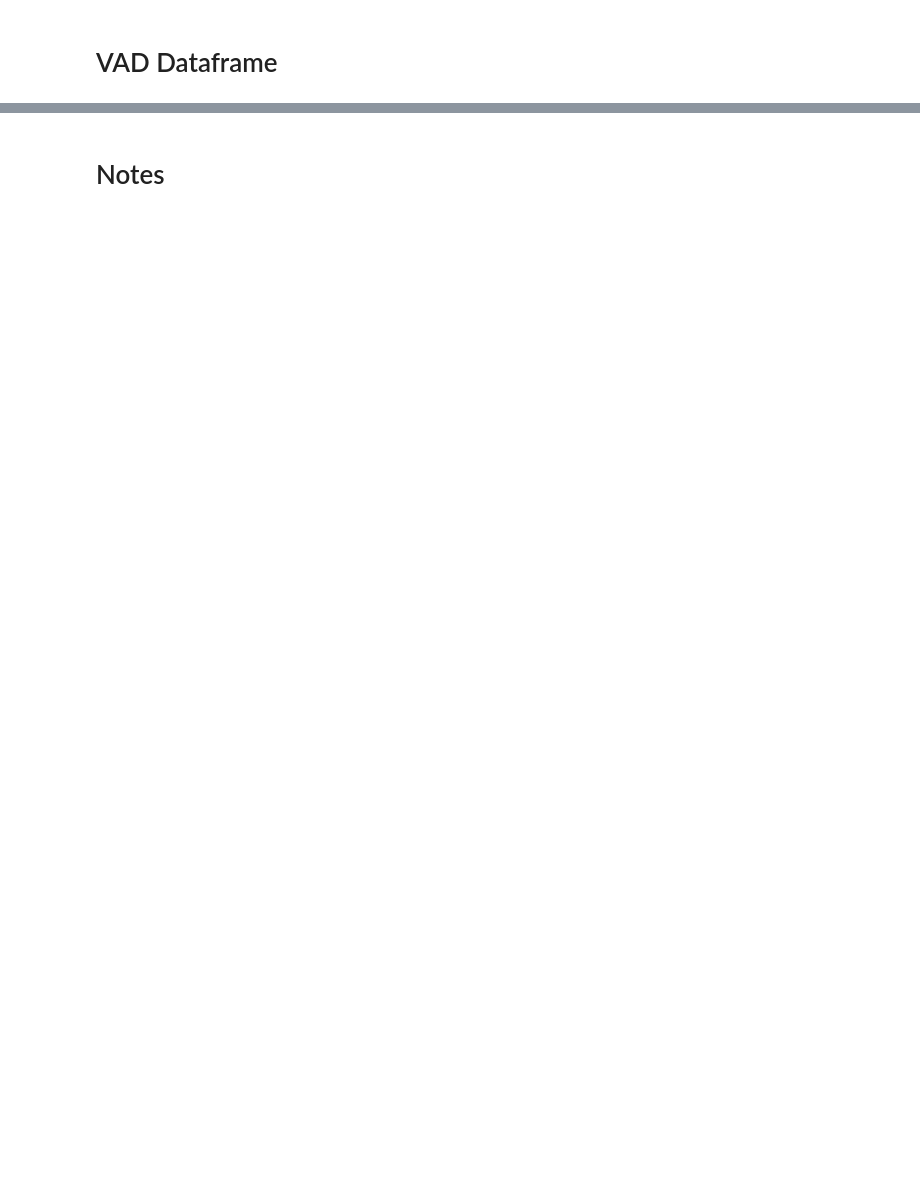
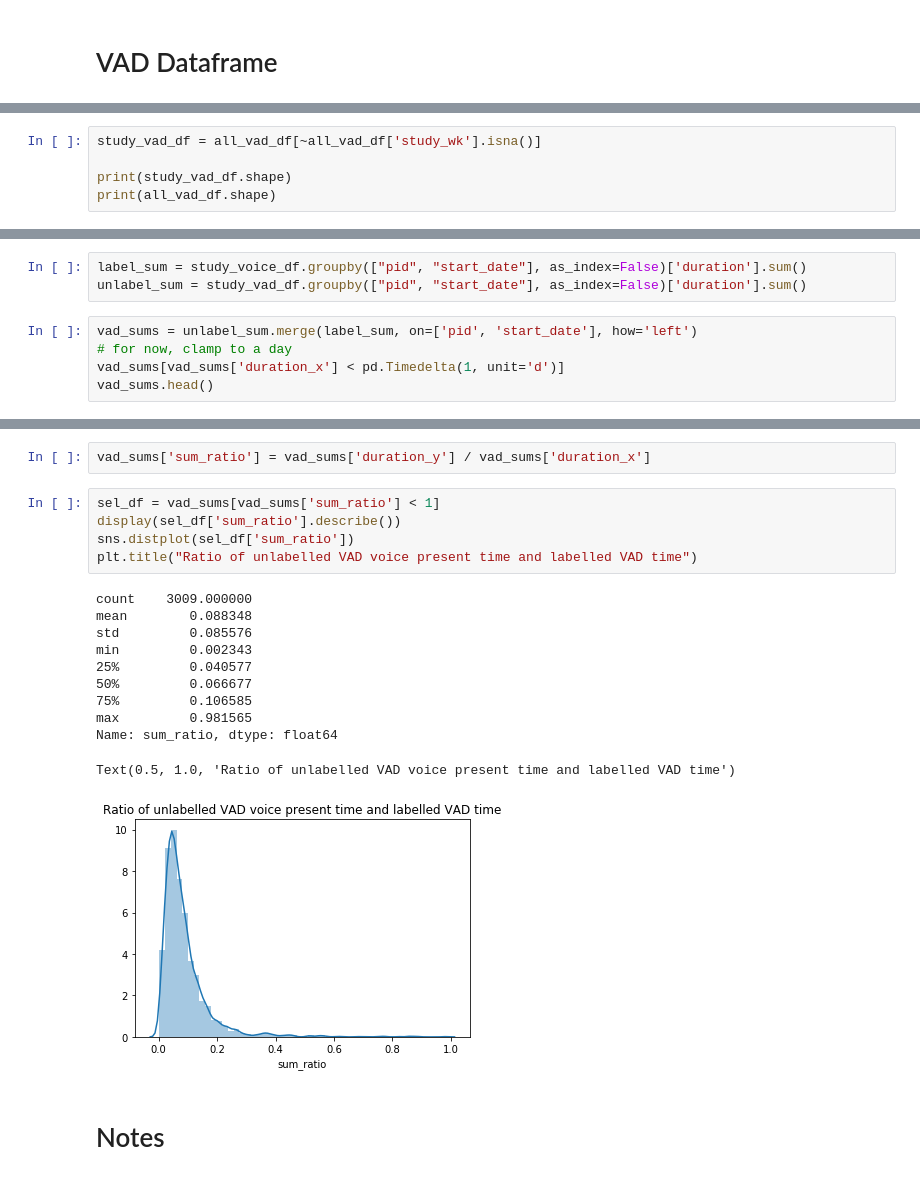
Before and after one commit to tliu526/lifesense, a Jupyter notebook: vad-exploration.ipynb, the cells around one changed output, grey strips where cells are left out. Saved outputs shown, nothing was run; the diff lists cells and outputs as text; blank space fills up the shorter version.

```diff
--- a/vad-exploration.ipynb
+++ b/vad-exploration.ipynb
@@ -266,0 +284,5 @@ vad_df[['level', 'observed', 'power', 'smooth_mode', 'smooth_window']]
+# %%
+study_vad_df = all_vad_df[~all_vad_df['study_wk'].isna()]
+
+print(study_vad_df.shape)
+print(all_vad_df.shape)
@@ -266,0 +410,8 @@ vad_df[['level', 'observed', 'power', 'smooth_mode', 'smooth_window']]
+# %%
+label_sum = study_voice_df.groupby(["pid", "start_date"], as_index=False)['duration'].sum()
+unlabel_sum = study_vad_df.groupby(["pid", "start_date"], as_index=False)['duration'].sum()
+# %%
+vad_sums = unlabel_sum.merge(label_sum, on=['pid', 'start_date'], how='left')
+# for now, clamp to a day
+vad_sums[vad_sums['duration_x'] < pd.Timedelta(1, unit='d')]
+vad_sums.head()
@@ -267,2 +425,21 @@ vad_df[['level', 'observed', 'power', 'smooth_mode', 'smooth_window']]
+# %%
+vad_sums['sum_ratio'] = vad_sums['duration_y'] / vad_sums['duration_x']
+# %%
+sel_df = vad_sums[vad_sums['sum_ratio'] < 1]
+display(sel_df['sum_ratio'].describe())
+sns.distplot(sel_df['sum_ratio'])
+plt.title("Ratio of unlabelled VAD voice present time and labelled VAD time")
+# %% [output]
+count    3009.000000
+mean        0.088348
+std         0.085576
+min         0.002343
+25%         0.040577
+50%         0.066677
+75%         0.106585
+max         0.981565
+Name: sum_ratio, dtype: float64
+Text(0.5, 1.0, 'Ratio of unlabelled VAD voice present time and labelled VAD time')
+[figure, added]
 # %% [markdown]
 # Notes
```
Also changed, not shown: parts of 39 cells of this notebook.
